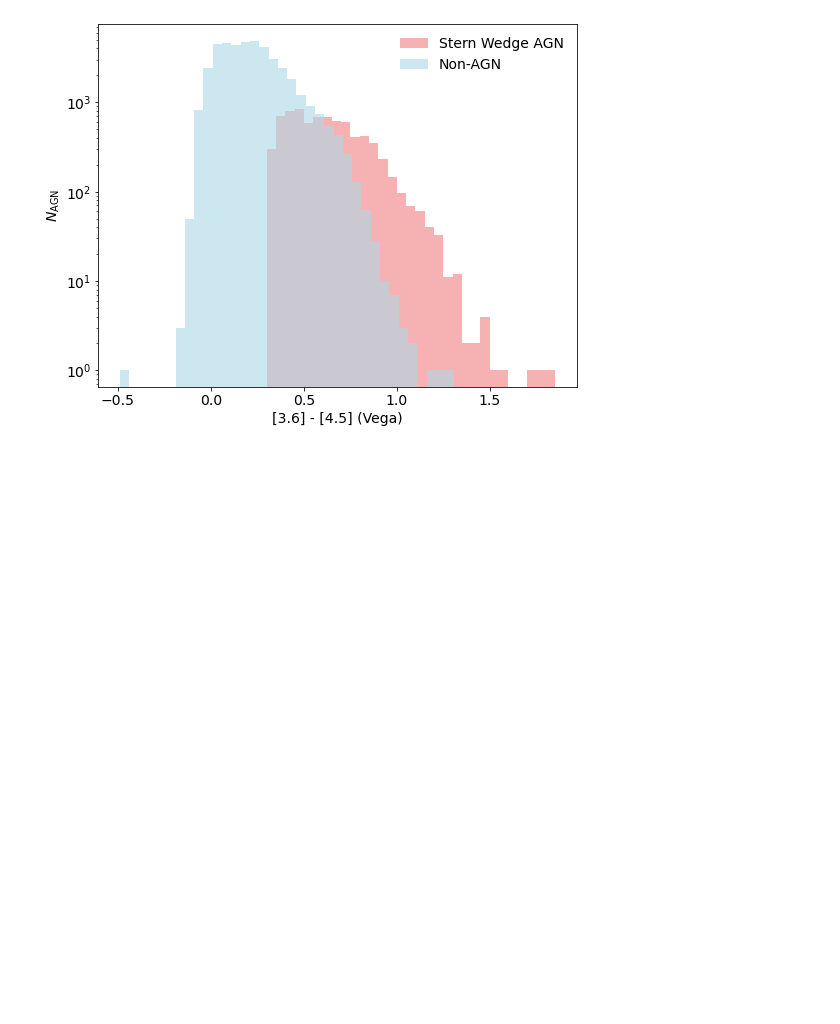
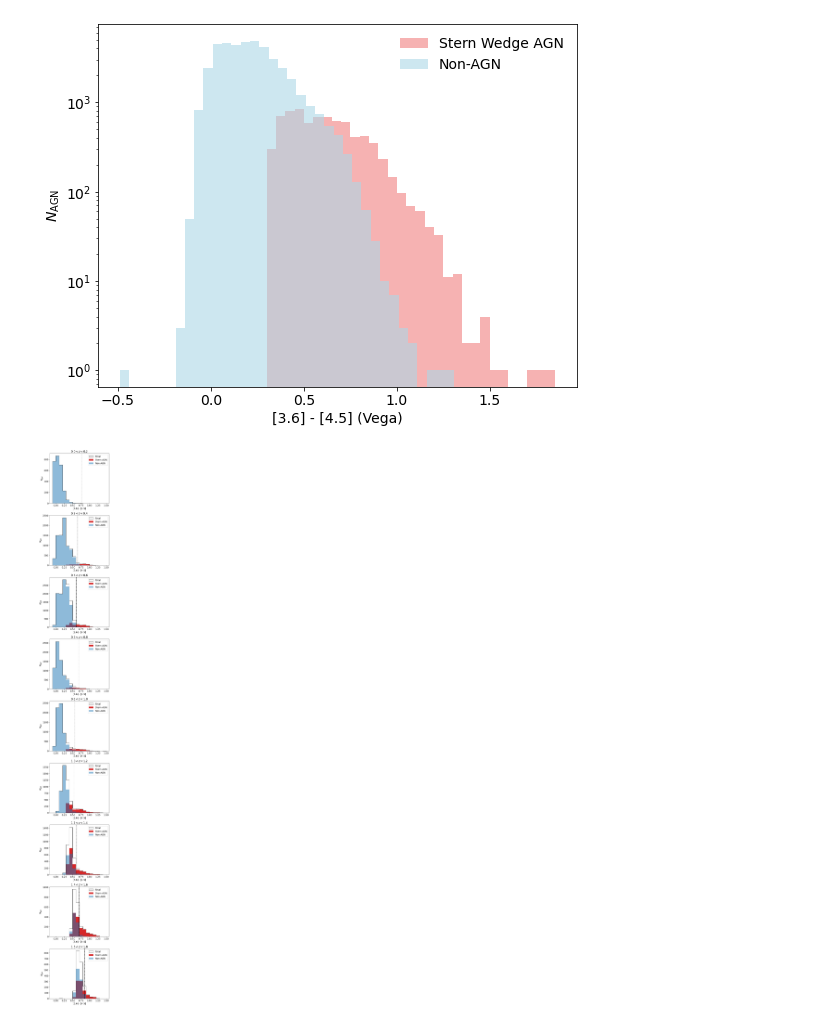
Before and after one commit to floydie7/SPT_AGN, a Jupyter notebook: SDWFS_AGN_color_histogram.ipynb, the cells around one changed output. Saved outputs shown, nothing was run; the diff lists cells and outputs as text; code cells hidden in the pictures; blank space fills up the shorter version.

Commit message:
Adjusting a few plot making scripts and added a new one.

```diff
--- a/SDWFS_AGN_color_histogram.ipynb
+++ b/SDWFS_AGN_color_histogram.ipynb
@@ -83,2 +84,30 @@ fig.savefig('Data_Repository/Project_Data/SPT-IRAGN/Publication_Plots/SDWFS_AGN_
 # %% [output]
 [figure]
+# %%
+with open('Data_Repository/Project_Data/SPT-IRAGN/SDWFS_background/SDWFS_purity_color.json', 'r') as f:
+    sdwfs_purity_data = json.load(f)
+z_bins = sdwfs_purity_data['redshift_bins'][:-1]
+agn_purity_color = interp1d(z_bins, sdwfs_purity_data['purity_90_colors'], kind='previous')
+# %%
+# Bin all three versions by redshift
+all_sdwfs_bins = np.digitize(sdwfs_cat['PHOT_Z'], z_bins)
+agn_bins = np.digitize(stern_agn['PHOT_Z'], z_bins)
+non_agn_bins = np.digitize(non_agn['PHOT_Z'], z_bins)
+
+all_sdwfs_binned = sdwfs_cat.group_by(all_sdwfs_bins)
+stern_agn_binned = stern_agn.group_by(agn_bins)
+non_agn_binned = non_agn.group_by(non_agn_bins)
+# %%
+color_bins = np.arange(-0.1, 1.51, 0.1)
+fig, axes = plt.subplots(nrows=len(z_bins)-1, figsize=(6.4, len(all_sdwfs_binned.groups.keys) * 4.8))
+for i, (all_bin, agn_bin, non_agn_bin, ax) in enumerate(zip(all_sdwfs_binned.groups, stern_agn_binned.groups, non_agn_binned.groups, axes.flatten())):
+    ax.hist(all_bin['CH1_CH2_COLOR'], bins=color_bins, histtype='step', color='k', label='Total')
+    ax.hist(agn_bin['CH1_CH2_COLOR'], bins=color_bins, color='tab:red', label='Stern AGN')
+    ax.hist(non_agn_bin['CH1_CH2_COLOR'], bins=color_bins, alpha=0.5, color='tab:blue', label='Non-AGN')
+    ax.axvline(agn_purity_color(z_bins[i]), ls='--', color='k')
+    ax.legend()
+    ax.set(xlabel='[3.6] - [4.5]', ylabel=r'$N_{gal}$', title=rf'${z_bins[i]:.1f} < z < {z_bins[i+1]:.1f}$' if i+1 < len(z_bins) else rf'z > {z_bins[-1]:.1f}')
+plt.tight_layout()
+fig.savefig('Data_Repository/Project_Data/SPT-IRAGN/SDWFS_background/Plots/SDWFS_AGN_num-color_hist_by_z.pdf')
+# %% [output]
+[figure, added]
```
Also changed, not shown: parts of 2 cells of this notebook, 2 other files.
